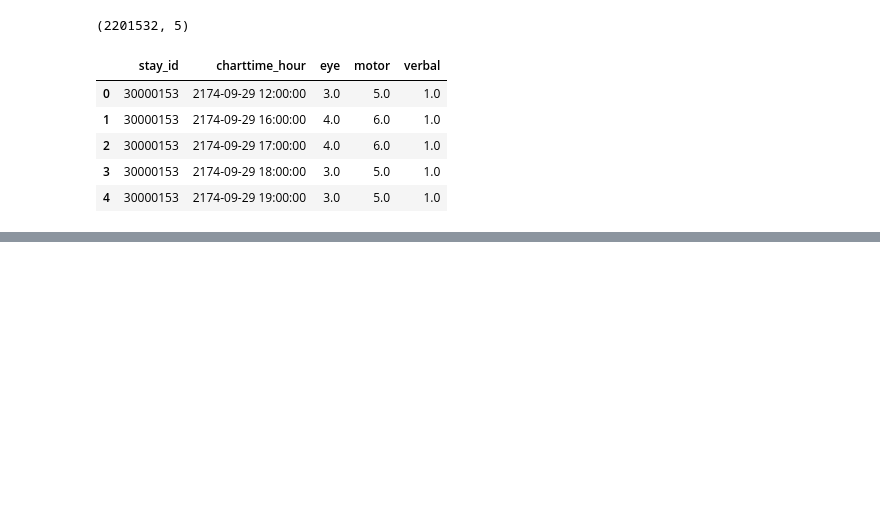
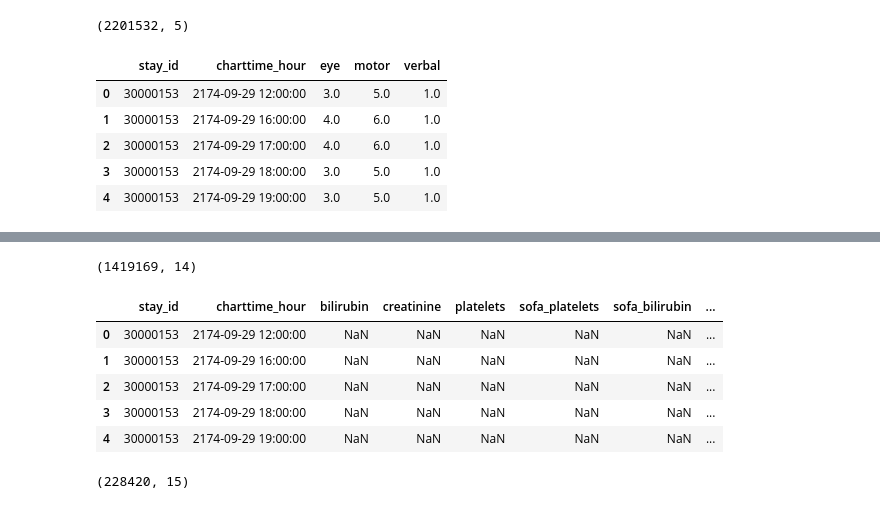
Before and after one commit to hamdikhasawneh/AI-sepsis, a Jupyter notebook: notebooks/01_data_preprocessing.ipynb, the cells around one changed output, grey strips where cells are left out. Cells and saved outputs as stored; diff of their text form; code cells hidden in the pictures; blank space fills up the shorter version.

Commit message:
final sepsis onset labeling

```diff
--- a/notebooks/01_data_preprocessing.ipynb
+++ b/notebooks/01_data_preprocessing.ipynb
@@ -1303,0 +1648,15 @@ gcs_wide.shape
+# %%
+# define suspected infection timestamp
+# culture time if it came first or antibiotic time if it came first
+suspected_pairs["suspected_infection_time"] = suspected_pairs["culture_time"]
+abx_first_mask = suspected_pairs["time_diff_hours"] < 0
+suspected_pairs.loc[abx_first_mask, "suspected_infection_time"] = suspected_pairs.loc[abx_first_mask, "antibiotic_time"]
+# %%
+# keep only earliest suspected infection per time stay
+suspected_infection = (
+    suspected_pairs.groupby("stay_id", as_index=False)["suspected_infection_time"]
+    .min()
+)
+
+print(suspected_infection.shape)
+suspected_infection.head()
@@ -1303,0 +1694,16 @@ gcs_wide.shape
+# %%
+# prepare the two tables
+suspected_infection["suspected_infection_time"] = pd.to_datetime(
+    suspected_infection["suspected_infection_time"], errors="coerce"
+)
+
+sofa_df["charttime_hour"] = pd.to_datetime(
+    sofa_df["charttime_hour"], errors="coerce"
+)
+
+cohort["intime"] = pd.to_datetime(cohort["intime"], errors="coerce")
+# %%
+sofa_pos = sofa_df[sofa_df["sofa_total"] >= 2].copy()
+
+print(sofa_pos.shape)
+sofa_pos[["stay_id", "charttime_hour", "sofa_total"]].head()
@@ -1303,0 +1718,17 @@ gcs_wide.shape
+# %%
+# merging sofa with suspected infection
+sepsis_candidates = sofa_pos.merge(
+    suspected_infection,
+    on="stay_id",
+    how="inner"
+)
+print(sepsis_candidates.shape)
+sepsis_candidates.head()
+# %% [output]
+(1419169, 14)
+|  | stay_id | charttime_hour | bilirubin | creatinine | platelets | sofa_platelets | sofa_bilirubin | ... |
+| 0 | 30000153 | 2174-09-29 12:00:00 | NaN | NaN | NaN | NaN | NaN | ... |
+| 1 | 30000153 | 2174-09-29 16:00:00 | NaN | NaN | NaN | NaN | NaN | ... |
+| 2 | 30000153 | 2174-09-29 17:00:00 | NaN | NaN | NaN | NaN | NaN | ... |
+| 3 | 30000153 | 2174-09-29 18:00:00 | NaN | NaN | NaN | NaN | NaN | ... |
+| 4 | 30000153 | 2174-09-29 19:00:00 | NaN | NaN | NaN | NaN | NaN | ... |
@@ -1303,0 +1742,10 @@ gcs_wide.shape
+# %%
+# keeping only Sepsis-3 window
+sepsis_candidates = sepsis_candidates[
+    (sepsis_candidates["diff_from_infection_hours"] >= -48) &
+    (sepsis_candidates["diff_from_infection_hours"] <= 24)
+].copy()
+
+print(sepsis_candidates.shape)
+# %% [output]
+(228420, 15)
```
Also changed, not shown: parts of 59 cells of this notebook.
